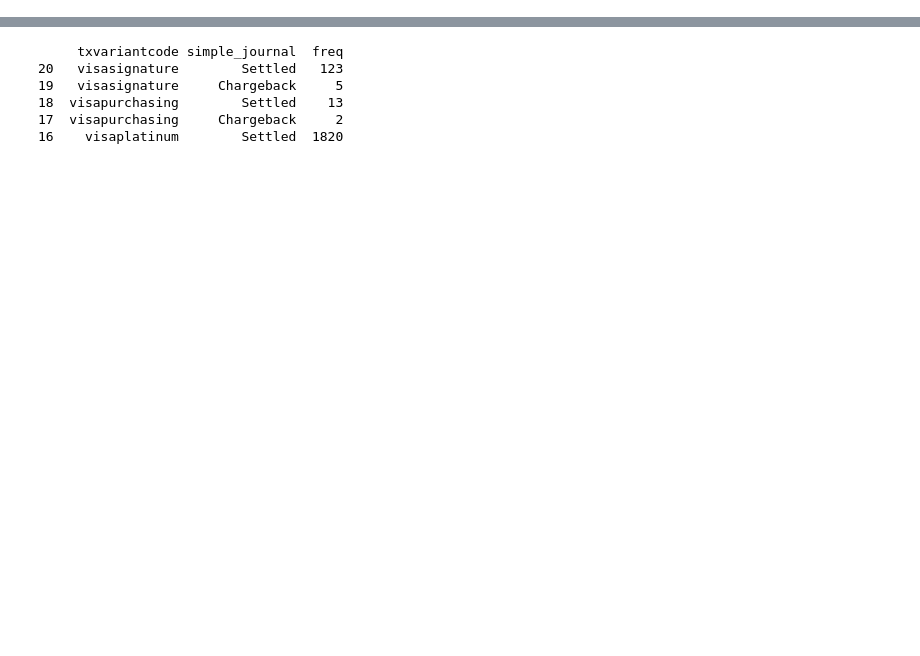
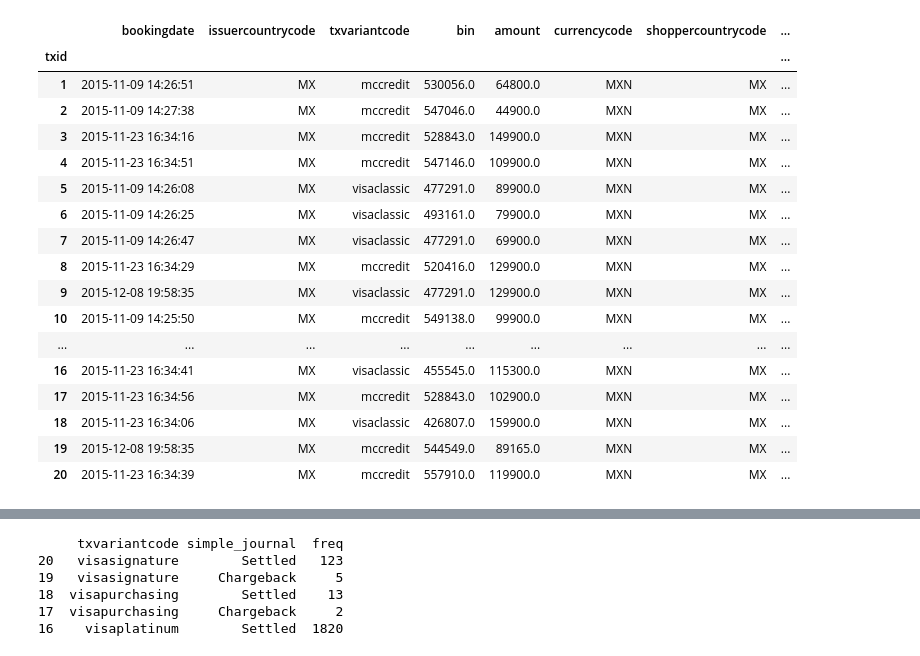
Before and after one commit to marius-pop0/CybeDataAnlaytics, a Jupyter notebook: main.ipynb, the cells around one changed output, grey strips where cells are left out. Drawn from its saved outputs; the diff is of its cells as text; code cells hidden in the pictures; blank space fills up the shorter version.

```diff
--- a/main.ipynb
+++ b/main.ipynb
@@ -9,4 +11,4 @@ from imblearn.over_sampling import SMOTE
 df = pd.read_csv('data_for_student_case.csv', index_col=0)  # dataframe
 df['cvcresponsecode'].apply(lambda x: float(x))
 df['amount'].apply(lambda x: float(x))
-df = df[df['simple_journal'] != 'Refused']
+# df = df[df['simple_journal'] != 'Refused']
@@ -12,0 +33,2 @@ df = df[df['simple_journal'] != 'Refused']
+# %%
+df['AUD_currency'] = df[['currencycode', 'amount']].apply(lambda x: CurrencyConverter.convert_currency_from_AUD(x), axis=1)
@@ -12,0 +46,22 @@ df = df[df['simple_journal'] != 'Refused']
+# %%
+df['diff_time'] = df.sort_values(['card_id','creationdate']).groupby(['card_id'])['date'].diff()
+df.head(20)
+# %% [output]
+|  | bookingdate | issuercountrycode | txvariantcode | bin | amount | currencycode | shoppercountrycode | ... |
+| txid |  |  |  |  |  |  |  | ... |
+| 1 | 2015-11-09 14:26:51 | MX | mccredit | 530056.0 | 64800.0 | MXN | MX | ... |
+| 2 | 2015-11-09 14:27:38 | MX | mccredit | 547046.0 | 44900.0 | MXN | MX | ... |
+| 3 | 2015-11-23 16:34:16 | MX | mccredit | 528843.0 | 149900.0 | MXN | MX | ... |
+| 4 | 2015-11-23 16:34:51 | MX | mccredit | 547146.0 | 109900.0 | MXN | MX | ... |
+| 5 | 2015-11-09 14:26:08 | MX | visaclassic | 477291.0 | 89900.0 | MXN | MX | ... |
+| 6 | 2015-11-09 14:26:25 | MX | visaclassic | 493161.0 | 79900.0 | MXN | MX | ... |
+| 7 | 2015-11-09 14:26:47 | MX | visaclassic | 477291.0 | 69900.0 | MXN | MX | ... |
+| 8 | 2015-11-23 16:34:29 | MX | mccredit | 520416.0 | 129900.0 | MXN | MX | ... |
+| 9 | 2015-12-08 19:58:35 | MX | visaclassic | 477291.0 | 129900.0 | MXN | MX | ... |
+| 10 | 2015-11-09 14:25:50 | MX | mccredit | 549138.0 | 99900.0 | MXN | MX | ... |
+| ... | ... | ... | ... | ... | ... | ... | ... | ... |
+| 16 | 2015-11-23 16:34:41 | MX | visaclassic | 455545.0 | 115300.0 | MXN | MX | ... |
+| 17 | 2015-11-23 16:34:56 | MX | mccredit | 528843.0 | 102900.0 | MXN | MX | ... |
+| 18 | 2015-11-23 16:34:06 | MX | visaclassic | 426807.0 | 159900.0 | MXN | MX | ... |
+| 19 | 2015-12-08 19:58:35 | MX | mccredit | 544549.0 | 89165.0 | MXN | MX | ... |
+| 20 | 2015-11-23 16:34:39 | MX | mccredit | 557910.0 | 119900.0 | MXN | MX | ... |
```
Also changed, not shown: parts of 6 cells of this notebook, 3 other files.
